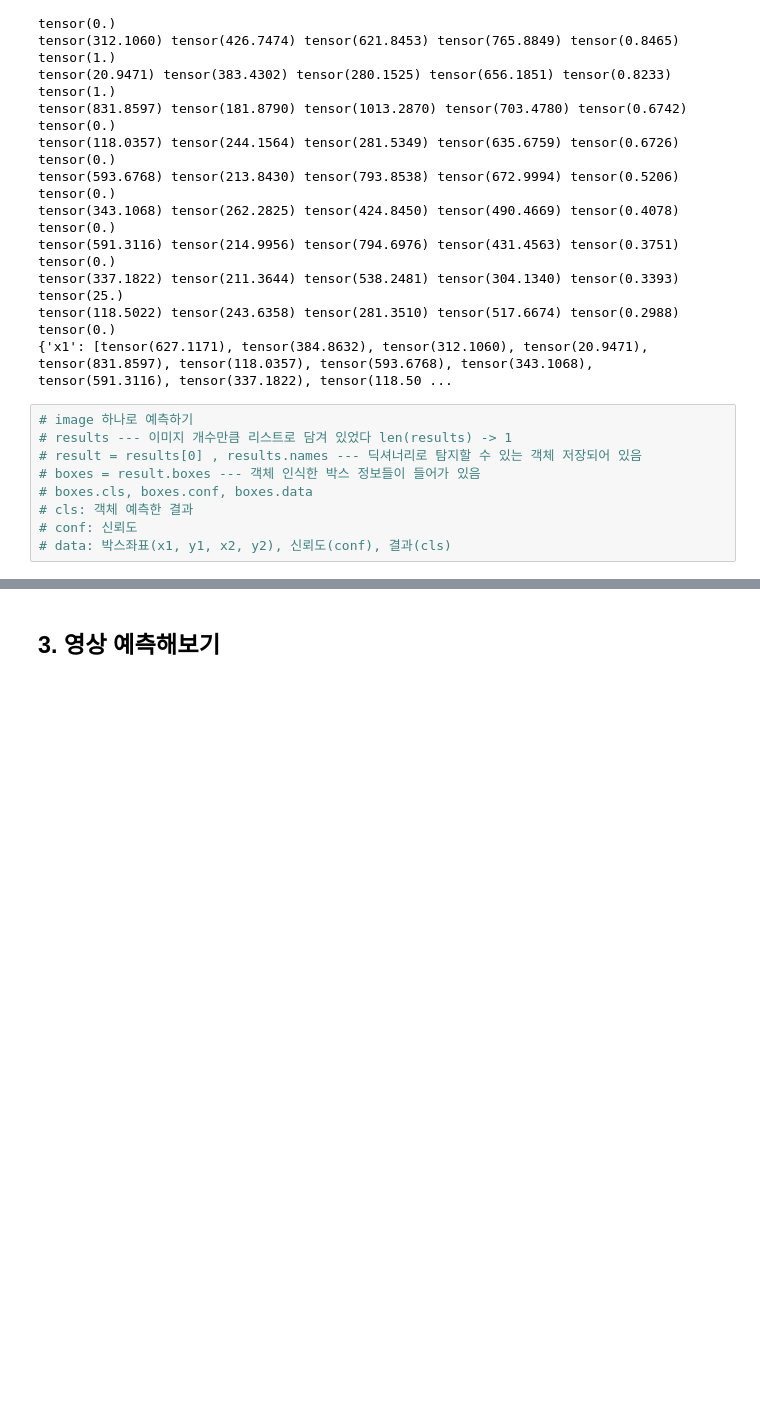
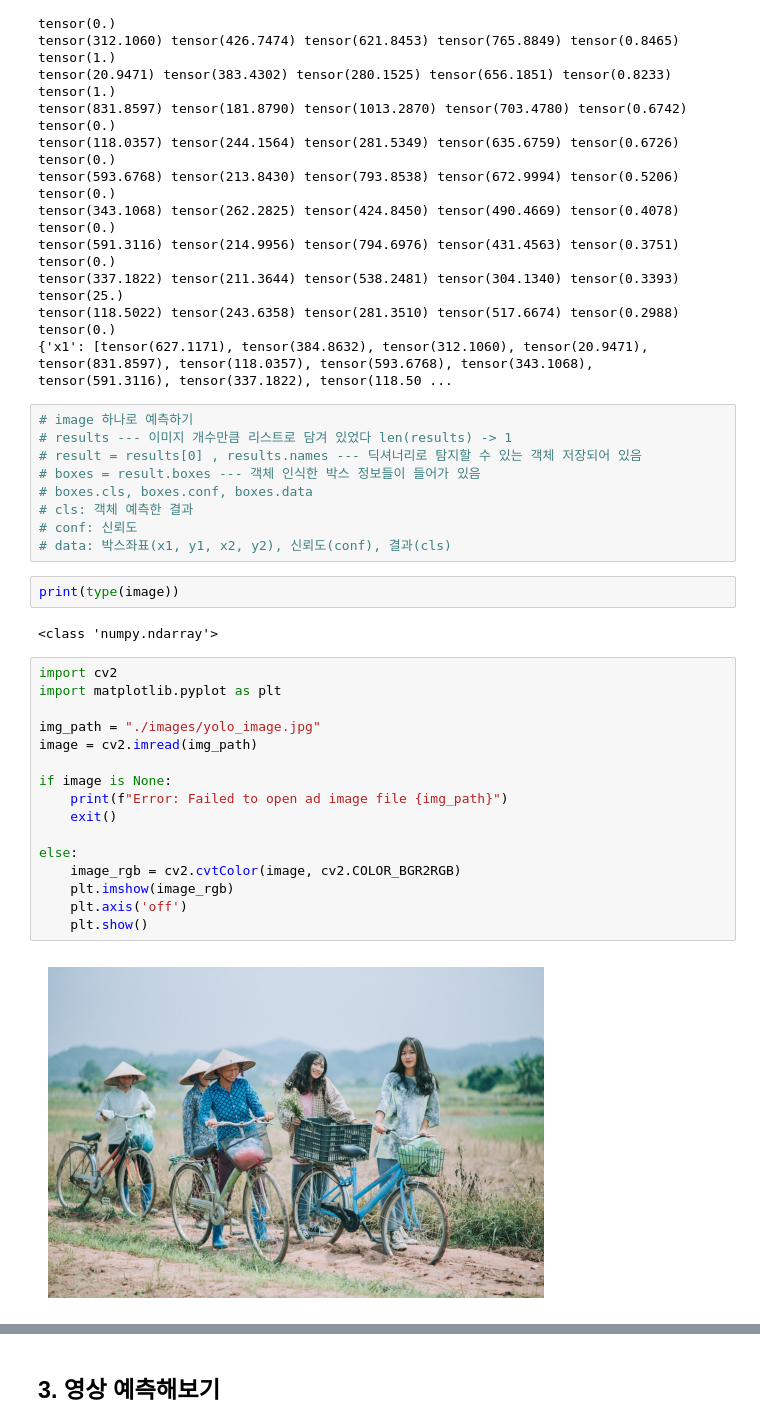
Before and after one commit to LEEYOENN/potenup_python_study, a Jupyter notebook: YOLOproject/yolo_object_detection.ipynb, the cells around one changed output, grey strips where cells are left out. Saved outputs shown, nothing was run; the diff lists cells and outputs as text; blank space fills up the shorter version.

```diff
--- a/YOLOproject/yolo_object_detection.ipynb
+++ b/YOLOproject/yolo_object_detection.ipynb
@@ -232,3 +265,25 @@ tensor(118.5022) tensor(243.6358) tensor(281.3510) tensor(517.6674) tensor(0.298
 # cls: 객체 예측한 결과
 # conf: 신뢰도
 # data: 박스좌표(x1, y1, x2, y2), 신뢰도(conf), 결과(cls)
+# %%
+print(type(image))
+# %% [output]
+<class 'numpy.ndarray'>
+# %%
+import cv2
+import matplotlib.pyplot as plt
+
+img_path = "./images/yolo_image.jpg"
+image = cv2.imread(img_path)
+
+if image is None:
+    print(f"Error: Failed to open ad image file {img_path}")
+    exit()
+
+else:
+    image_rgb = cv2.cvtColor(image, cv2.COLOR_BGR2RGB)
+    plt.imshow(image_rgb)
+    plt.axis('off')
+    plt.show()
+# %% [output]
+[figure, added]
```
Also changed, not shown: parts of 5 cells of this notebook, 39 other files.
